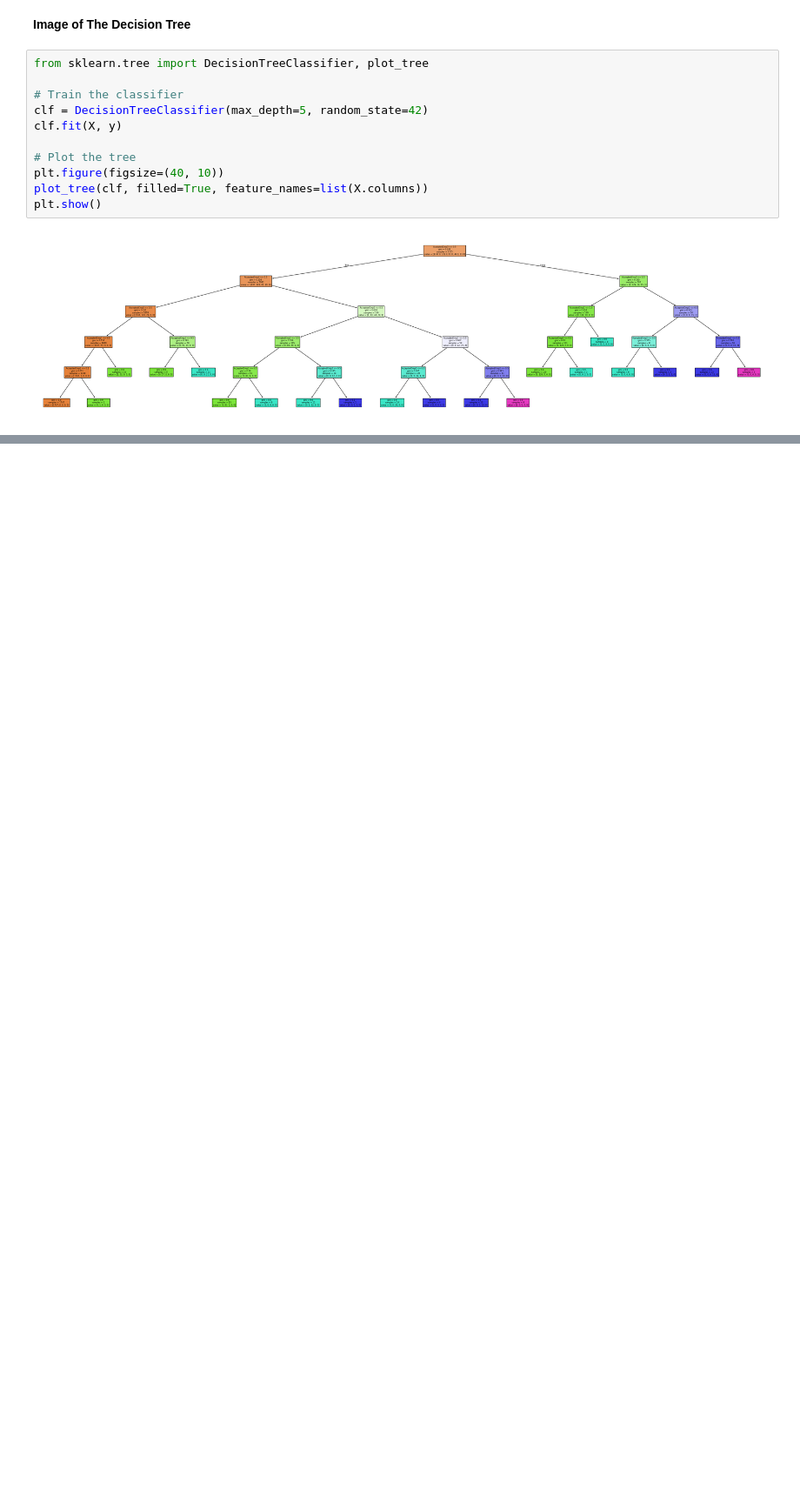
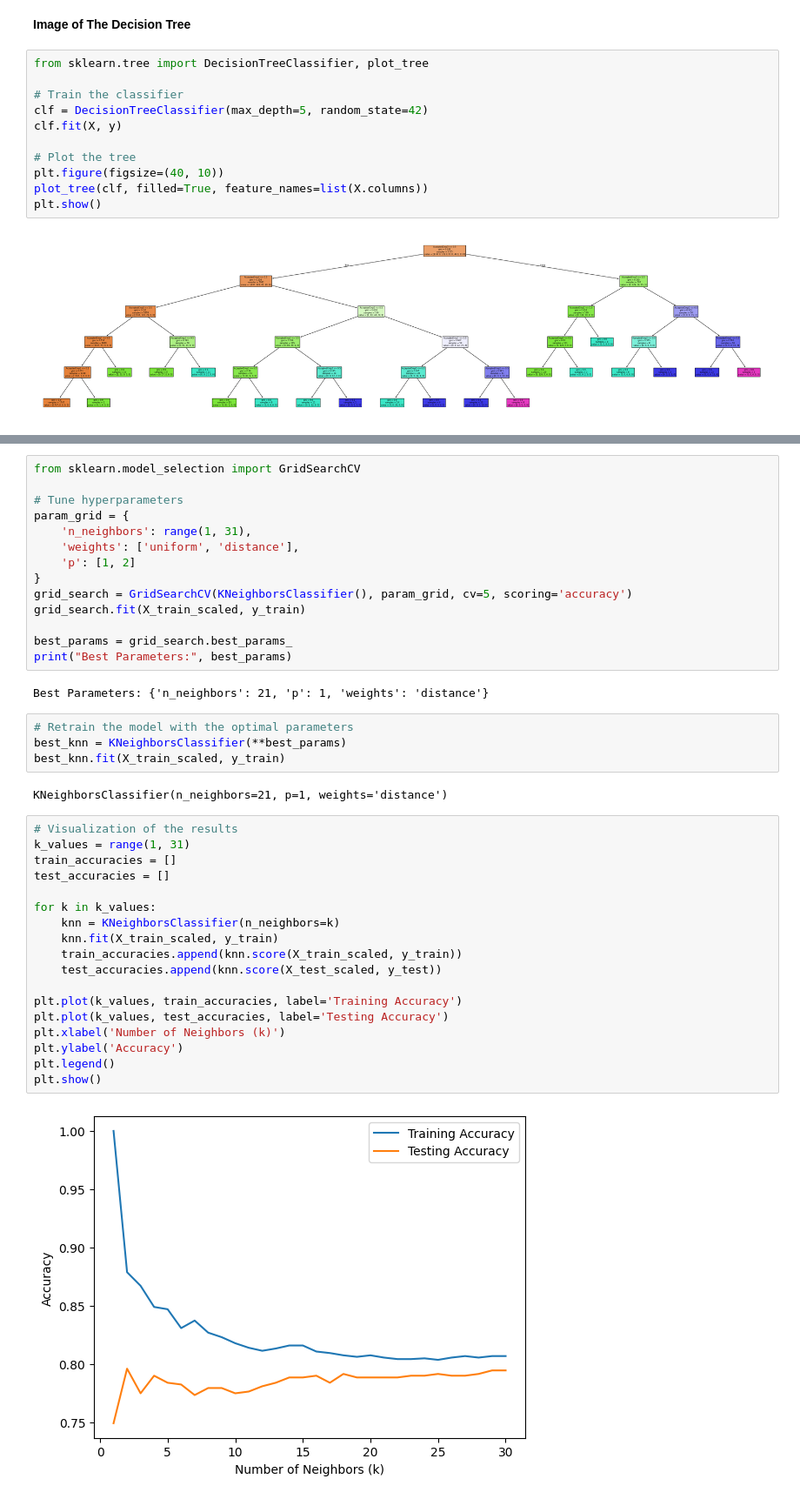
Before and after one commit to kevintao0417/F24_DATA110, a Jupyter notebook: Project/F1/sales_data.ipynb, the cells around one changed output, grey strips where cells are left out. Shown at 87% size. Cells and saved outputs as stored; diff of their text form; blank space fills up the shorter version.

Commit message:
KNN model for sales data built and run for generated test data

```diff
--- a/Project/F1/sales_data.ipynb
+++ b/Project/F1/sales_data.ipynb
@@ -163,0 +206,42 @@ The correlation analysis reveals that customer spending patterns strongly influe
+# %%
+from sklearn.model_selection import GridSearchCV
+
+# Tune hyperparameters
+param_grid = {
+    'n_neighbors': range(1, 31),
+    'weights': ['uniform', 'distance'],
+    'p': [1, 2]
+}
+grid_search = GridSearchCV(KNeighborsClassifier(), param_grid, cv=5, scoring='accuracy')
+grid_search.fit(X_train_scaled, y_train)
+
+best_params = grid_search.best_params_
+print("Best Parameters:", best_params)
+# %% [output]
+Best Parameters: {'n_neighbors': 21, 'p': 1, 'weights': 'distance'}
+# %%
+# Retrain the model with the optimal parameters
+best_knn = KNeighborsClassifier(**best_params)
+best_knn.fit(X_train_scaled, y_train)
+# %% [output]
+KNeighborsClassifier(n_neighbors=21, p=1, weights='distance')
+# %%
+# Visualization of the results
+k_values = range(1, 31)
+train_accuracies = []
+test_accuracies = []
+
+for k in k_values:
+    knn = KNeighborsClassifier(n_neighbors=k)
+    knn.fit(X_train_scaled, y_train)
+    train_accuracies.append(knn.score(X_train_scaled, y_train))
+    test_accuracies.append(knn.score(X_test_scaled, y_test))
+
+plt.plot(k_values, train_accuracies, label='Training Accuracy')
+plt.plot(k_values, test_accuracies, label='Testing Accuracy')
+plt.xlabel('Number of Neighbors (k)')
+plt.ylabel('Accuracy')
+plt.legend()
+plt.show()
+# %% [output]
+[figure, added]
```
Also changed, not shown: parts of 9 cells of this notebook, 4 other files.
